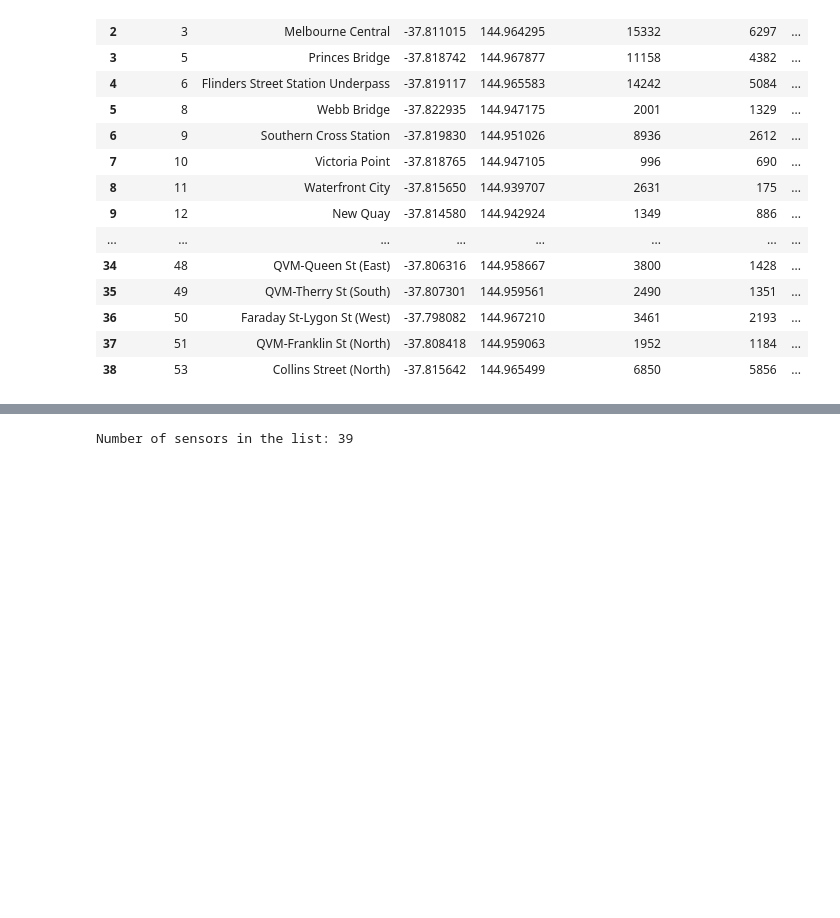
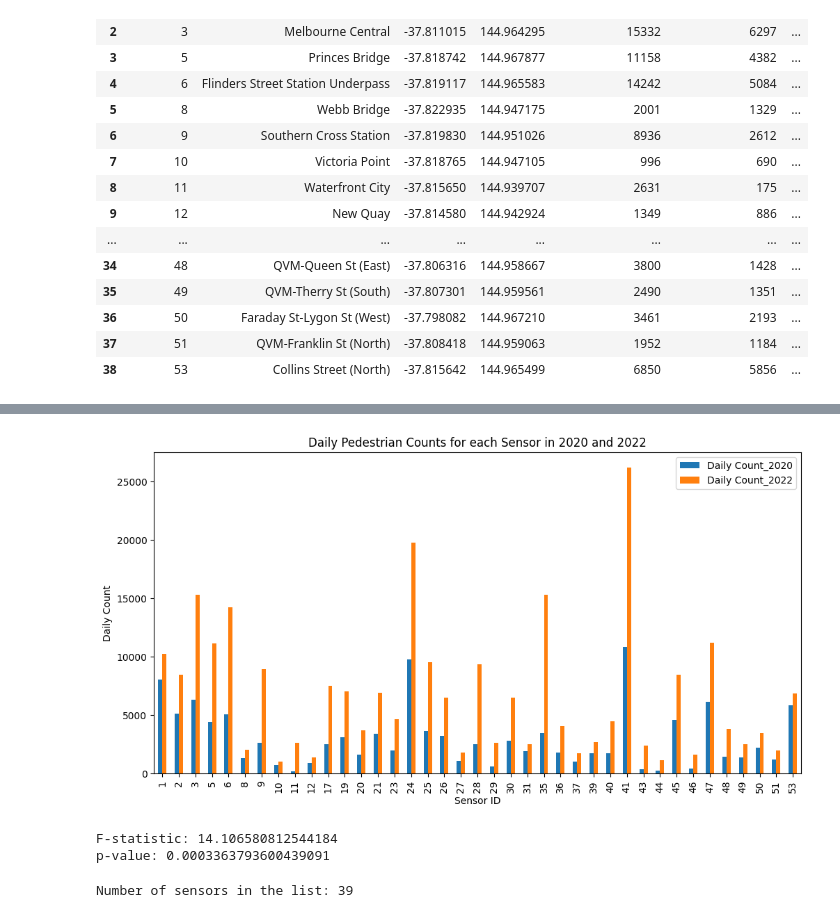
Before and after one commit to hendaman/project-1-challenge, a Jupyter notebook: Question-3-Owen/PedestrianTrafficVolume.ipynb, the cells around one changed output, grey strips where cells are left out. Cells and saved outputs as stored; diff of their text form; code cells hidden in the pictures; blank space fills up the shorter version.

Commit message:
Statistical Analysis Draft

```diff
--- a/Question-3-Owen/PedestrianTrafficVolume.ipynb
+++ b/Question-3-Owen/PedestrianTrafficVolume.ipynb
@@ -314,6 +318,38 @@ filtered_sensors_2022_2020_map
 # %% [output]
 Number of sensors in the list: 39
 [interactive output not drawn]
+# %%
+import matplotlib.pyplot as plt
+
+# Group the data by sensor ID and select the daily count columns
+sensor_counts = diff_2022_2020_df.groupby('Sensor ID')[['Daily Count_2020', 'Daily Count_2022']].sum()
+
+# Plot a bar chart for each sensor
+sensor_counts.plot(kind='bar', figsize=(12,6))
+
+# Add title and labels
+plt.title("Daily Pedestrian Counts for each Sensor in 2020 and 2022")
+plt.xlabel("Sensor ID")
+plt.ylabel("Daily Count")
+plt.show()
+# %% [output]
+[figure, added]
+# %%
+import scipy.stats as stats
+
+# Extract the daily counts for each sensor and time period
+counts_2020 = diff_2022_2020_df['Daily Count_2020'].tolist()
+counts_2022 = diff_2022_2020_df['Daily Count_2022'].tolist()
+
+# Perform the ANOVA
+f_stat, p_val = stats.f_oneway(counts_2020, counts_2022)
+
+# Print the results
+print("F-statistic:", f_stat)
+print("p-value:", p_val)
+# %% [output]
+F-statistic: 14.106580812544184
+p-value: 0.0003363793600439091
 # %%
 # Define a scaling function for the size of the points based on the magnitude of the negative values
 def scale_size(x):
```
Also changed, not shown: parts of 7 cells of this notebook.
